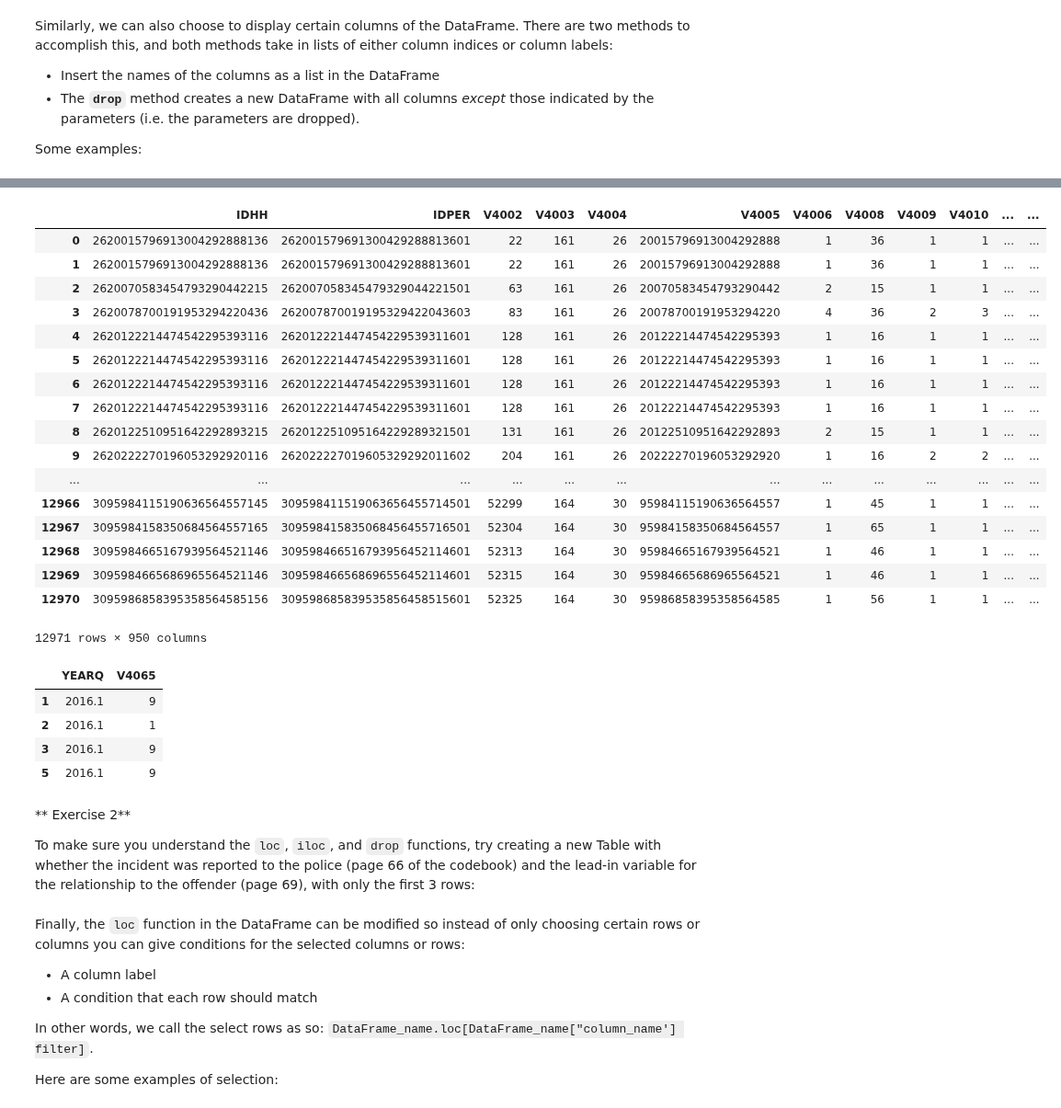
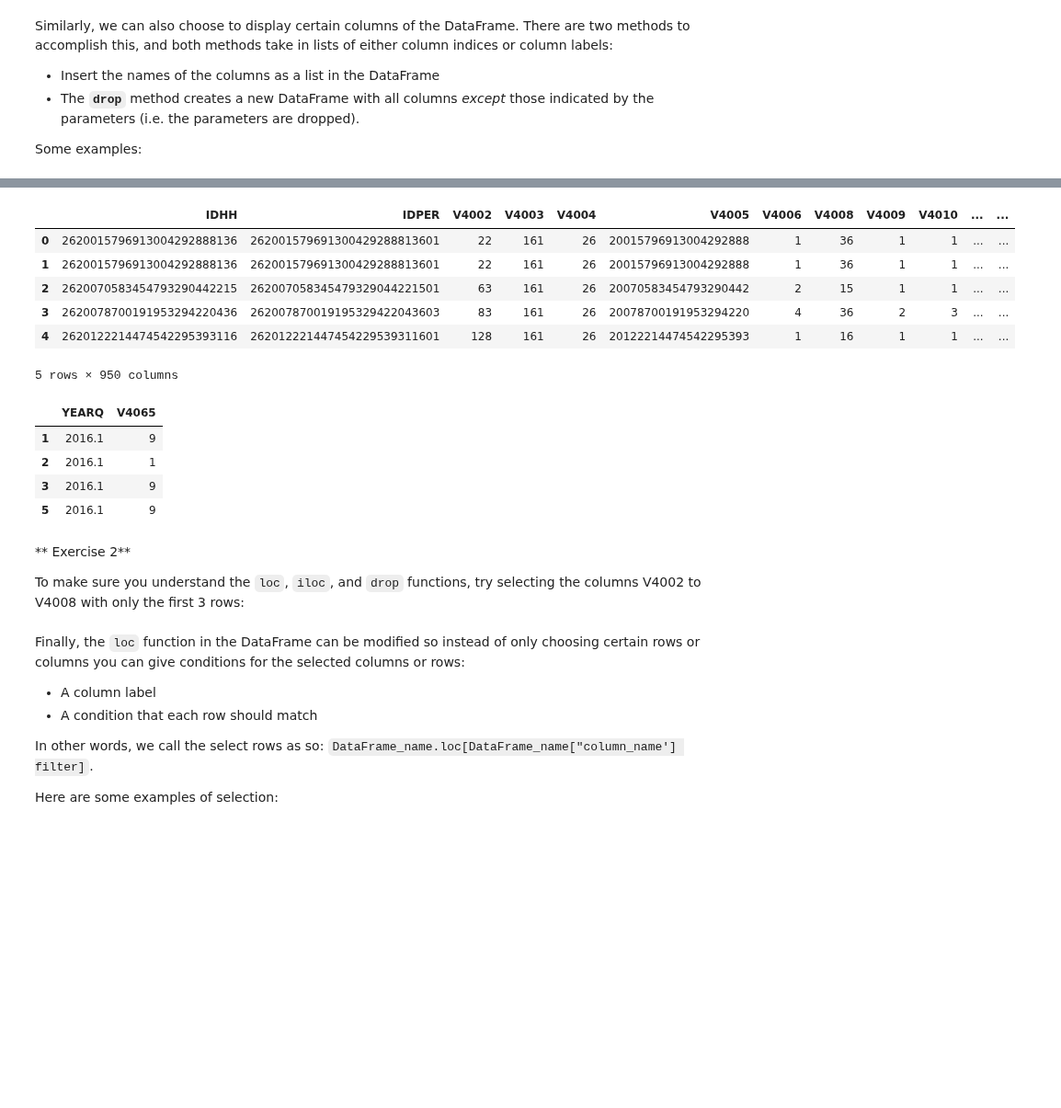
Before and after one commit to ds-modules/LEGALST-190, a Jupyter notebook: LEGALST-123/1-18/lab1.ipynb, the cells around one changed output, grey strips where cells are left out. Shown at 92% size. Drawn from its saved outputs; the diff is of its cells as text; code cells hidden in the pictures; blank space fills up the shorter version.

```diff
--- a/LEGALST-123/1-18/lab1.ipynb
+++ b/LEGALST-123/1-18/lab1.ipynb
@@ -510,24 +494,13 @@ incidents.loc[:, ["V4065", "IDPER"]] # Selects only "V4065" and "IDPER" columns
 # %%
-incidents.drop(incidents.columns[[0, 1]], axis=1) # Drops the columns with indices 0 and 1
+incidents.drop(incidents.columns[[0, 1]], axis=1).head() # Drops the columns with indices 0 and 1
 # %% [output]
 |  | IDHH | IDPER | V4002 | V4003 | V4004 | V4005 | V4006 | V4008 | V4009 | V4010 | ... | ... |
 | 0 | 2620015796913004292888136 | 262001579691300429288813601 | 22 | 161 | 26 | 20015796913004292888 | 1 | 36 | 1 | 1 | ... | ... |
 | 1 | 2620015796913004292888136 | 262001579691300429288813601 | 22 | 161 | 26 | 20015796913004292888 | 1 | 36 | 1 | 1 | ... | ... |
 | 2 | 2620070583454793290442215 | 262007058345479329044221501 | 63 | 161 | 26 | 20070583454793290442 | 2 | 15 | 1 | 1 | ... | ... |
 | 3 | 2620078700191953294220436 | 262007870019195329422043603 | 83 | 161 | 26 | 20078700191953294220 | 4 | 36 | 2 | 3 | ... | ... |
 | 4 | 2620122214474542295393116 | 262012221447454229539311601 | 128 | 161 | 26 | 20122214474542295393 | 1 | 16 | 1 | 1 | ... | ... |
-| 5 | 2620122214474542295393116 | 262012221447454229539311601 | 128 | 161 | 26 | 20122214474542295393 | 1 | 16 | 1 | 1 | ... | ... |
-| 6 | 2620122214474542295393116 | 262012221447454229539311601 | 128 | 161 | 26 | 20122214474542295393 | 1 | 16 | 1 | 1 | ... | ... |
-| 7 | 2620122214474542295393116 | 262012221447454229539311601 | 128 | 161 | 26 | 20122214474542295393 | 1 | 16 | 1 | 1 | ... | ... |
-| 8 | 2620122510951642292893215 | 262012251095164229289321501 | 131 | 161 | 26 | 20122510951642292893 | 2 | 15 | 1 | 1 | ... | ... |
-| 9 | 2620222270196053292920116 | 262022227019605329292011602 | 204 | 161 | 26 | 20222270196053292920 | 1 | 16 | 2 | 2 | ... | ... |
-| ... | ... | ... | ... | ... | ... | ... | ... | ... | ... | ... | ... | ... |
-| 12966 | 3095984115190636564557145 | 309598411519063656455714501 | 52299 | 164 | 30 | 95984115190636564557 | 1 | 45 | 1 | 1 | ... | ... |
-| 12967 | 3095984158350684564557165 | 309598415835068456455716501 | 52304 | 164 | 30 | 95984158350684564557 | 1 | 65 | 1 | 1 | ... | ... |
-| 12968 | 3095984665167939564521146 | 309598466516793956452114601 | 52313 | 164 | 30 | 95984665167939564521 | 1 | 46 | 1 | 1 | ... | ... |
-| 12969 | 3095984665686965564521146 | 309598466568696556452114601 | 52315 | 164 | 30 | 95984665686965564521 | 1 | 46 | 1 | 1 | ... | ... |
-| 12970 | 3095986858395358564585156 | 309598685839535856458515601 | 52325 | 164 | 30 | 95986858395358564585 | 1 | 56 | 1 | 1 | ... | ... |
-12971 rows × 950 columns
+5 rows × 950 columns
 # %%
 incidents.iloc[[1,2,3,5], [1,68]] # Select only columns with indices 1 and 68,
                                                # then only the rows with indices 1, 2, 3, 5
@@ -540,7 +513,7 @@ incidents.iloc[[1,2,3,5], [1,68]] # Select only columns with indices 1 and 68,
 # %% [markdown]
 ** Exercise 2**
 
-To make sure you understand the `loc`, `iloc`, and `drop` functions, try creating a new Table with whether the incident was reported to the police (page 66 of the codebook) and the lead-in variable for the relationship to the offender (page 69), with only the first 3 rows:
+To make sure you understand the `loc`, `iloc`, and `drop` functions, try selecting the columns V4002 to V4008 with only the first 3 rows:
 # %%
 # YOUR CODE HERE
 # %% [markdown]
```
Also changed, not shown: parts of 5 cells of this notebook, 5 other files.
